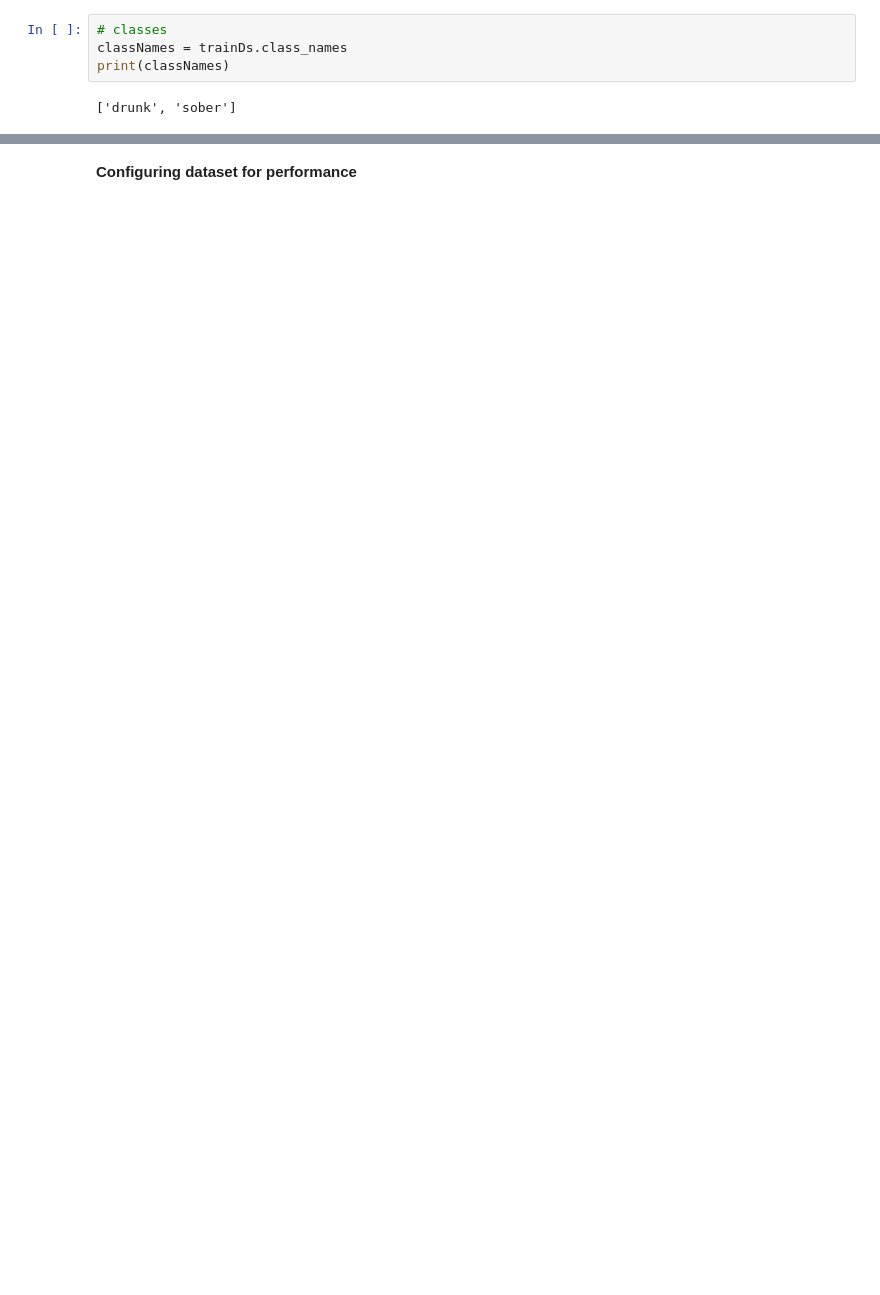
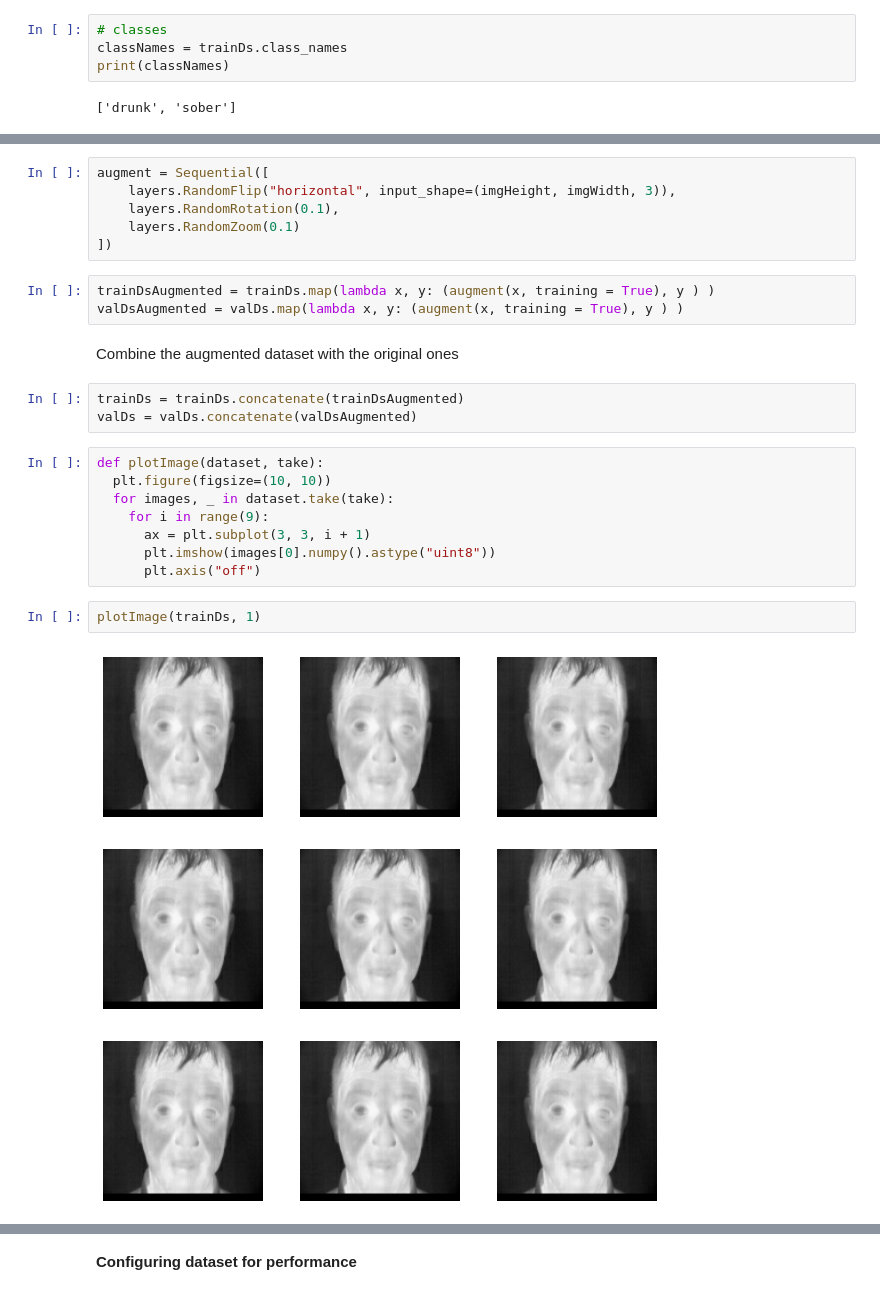
Before and after one commit to levizwannah/drunk-detection-QCNN, a Jupyter notebook: Sober_Drunk_Q_CNN.ipynb, the cells around one changed output, grey strips where cells are left out. Drawn from its saved outputs; the diff is of its cells as text; blank space fills up the shorter version.

```diff
--- a/Sober_Drunk_Q_CNN.ipynb
+++ b/Sober_Drunk_Q_CNN.ipynb
@@ -161,0 +192,26 @@ for imageBatch, labelsBatch in trainDs:
+# %%
+augment = Sequential([
+    layers.RandomFlip("horizontal", input_shape=(imgHeight, imgWidth, 3)),
+    layers.RandomRotation(0.1),
+    layers.RandomZoom(0.1)
+])
+# %%
+trainDsAugmented = trainDs.map(lambda x, y: (augment(x, training = True), y ) )
+valDsAugmented = valDs.map(lambda x, y: (augment(x, training = True), y ) )
+# %% [markdown]
+Combine the augmented dataset with the original ones
+# %%
+trainDs = trainDs.concatenate(trainDsAugmented)
+valDs = valDs.concatenate(valDsAugmented)
+# %%
+def plotImage(dataset, take):
+  plt.figure(figsize=(10, 10))
+  for images, _ in dataset.take(take):
+    for i in range(9):
+      ax = plt.subplot(3, 3, i + 1)
+      plt.imshow(images[0].numpy().astype("uint8"))
+      plt.axis("off")
+# %%
+plotImage(trainDs, 1)
+# %% [output]
+[figure, added]
```
Also changed, not shown: parts of 25 cells of this notebook.
